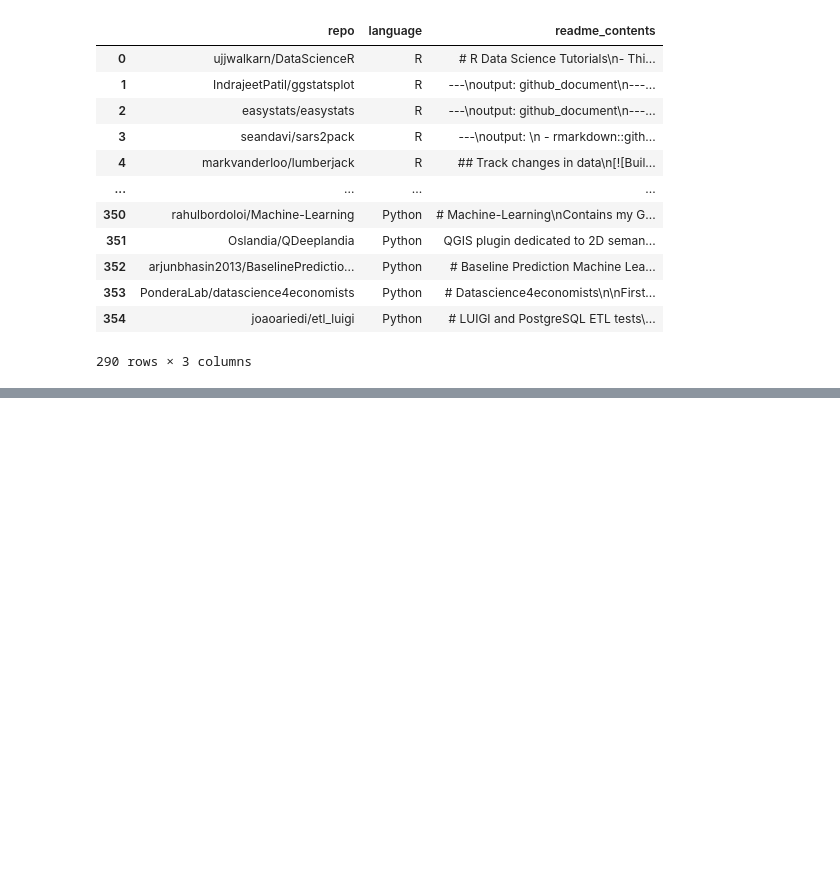
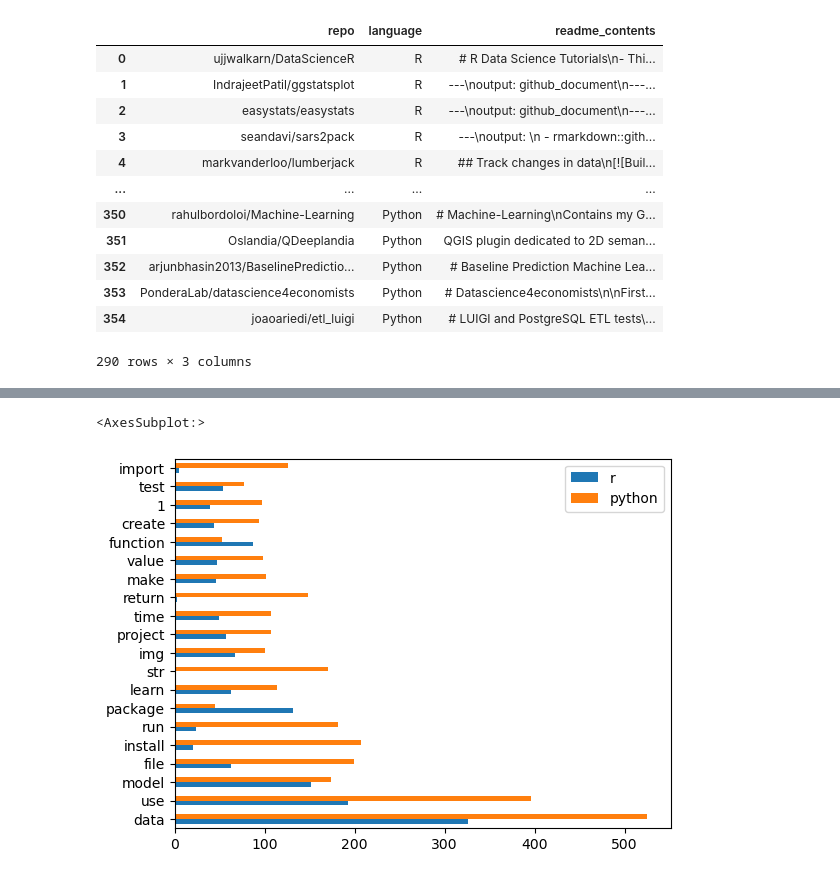
Before and after one commit to Cod-Up-Our-Data/github_language_processing, a Jupyter notebook: explore_g.ipynb, the cells around one changed output, grey strips where cells are left out. Saved outputs shown, nothing was run; the diff lists cells and outputs as text; code cells hidden in the pictures; blank space fills up the shorter version.

```diff
--- a/explore_g.ipynb
+++ b/explore_g.ipynb
@@ -93,0 +55,8 @@ test
+# %%
+python_df = clean(' '.join(train[train.language=='Python']['stopped']))
+# %%
+all_df = clean(' '.join(train['stopped']))
+# %%
+r_freq = pd.Series(r_df).value_counts()
+python_freq = pd.Series(python_df).value_counts()
+all_freq = pd.Series(all_df).value_counts()
@@ -93,0 +106,6 @@ test
+# %%
+word_counts = pd.concat([r_freq, python_freq,all_freq], axis=1
+         ).fillna(0
+                 ).astype(int)
+word_counts.columns = ['r', 'python' ,'all']
+word_counts.head()
@@ -93,0 +119,6 @@ test
+# %%
+word_counts.sort_values('all', ascending=False
+                       )[['r','python']].head(20).plot.barh()
+# %% [output]
+<AxesSubplot:>
+[figure, added]
```
Also changed, not shown: parts of 25 cells of this notebook.
